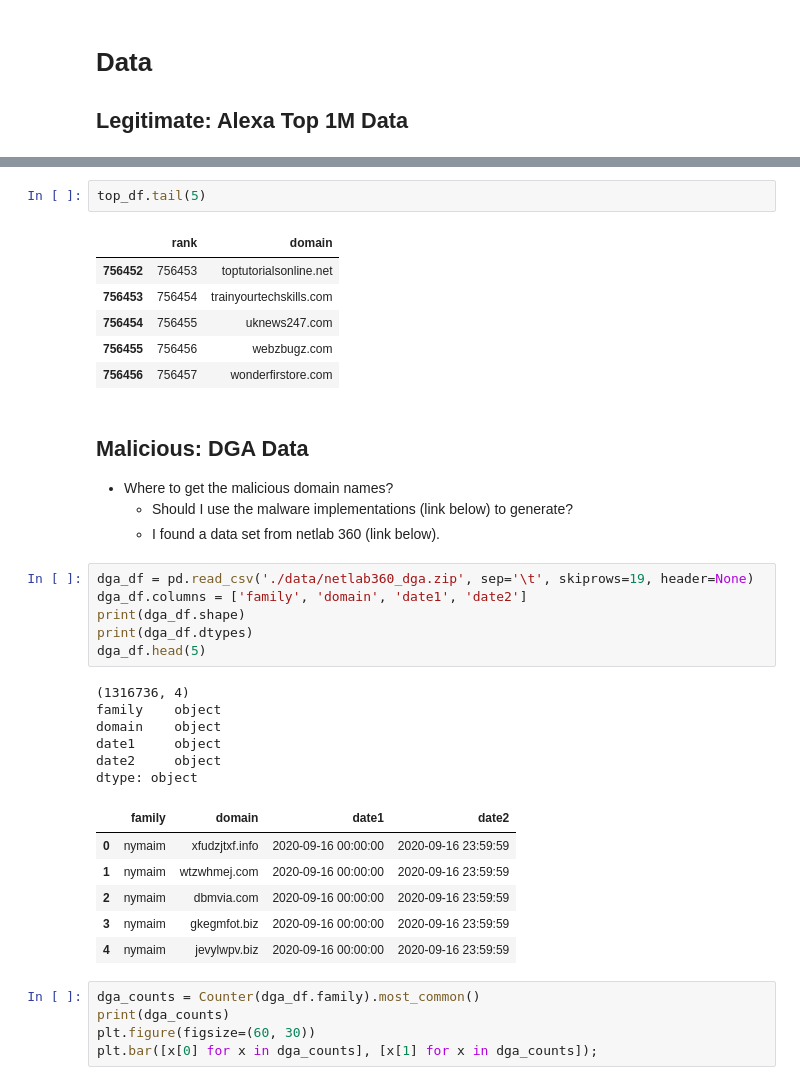
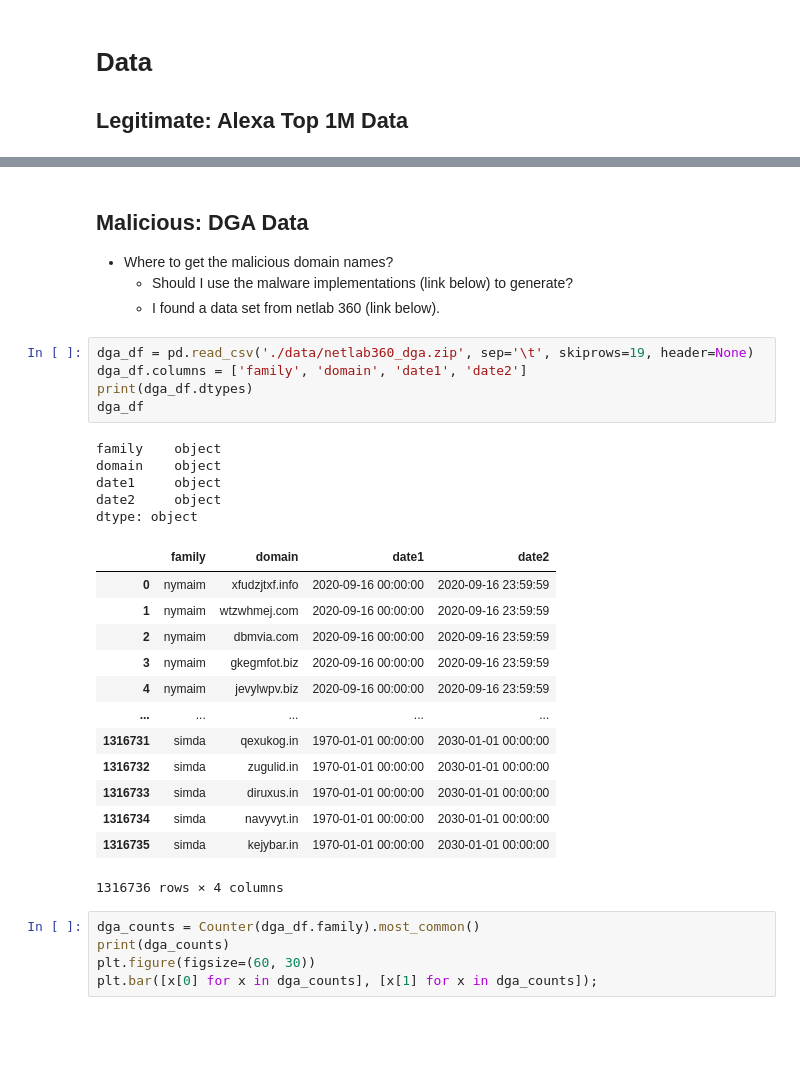
Before and after one commit to hyounesy/knowleDGAble, a Jupyter notebook: knowleDGAble.ipynb, the cells around one changed output, grey strips where cells are left out. Saved outputs shown, nothing was run; the diff lists cells and outputs as text; blank space fills up the shorter version.

```diff
--- a/knowleDGAble.ipynb
+++ b/knowleDGAble.ipynb
@@ -55,12 +58,3 @@ top_df.head(5)
-# %%
-top_df.tail(5)
-# %% [output]
-|  | rank | domain |
-| 756452 | 756453 | toptutorialsonline.net |
-| 756453 | 756454 | trainyourtechskills.com |
-| 756454 | 756455 | uknews247.com |
-| 756455 | 756456 | webzbugz.com |
-| 756456 | 756457 | wonderfirstore.com |
 # %% [markdown]
 ## Malicious: DGA Data
 
@@ -70,22 +64,27 @@ top_df.tail(5)
 # %%
 dga_df = pd.read_csv('./data/netlab360_dga.zip', sep='\t', skiprows=19, header=None)
 dga_df.columns = ['family', 'domain', 'date1', 'date2']
-print(dga_df.shape)
 print(dga_df.dtypes)
-dga_df.head(5)
+dga_df
 # %% [output]
-(1316736, 4)
 family    object
 domain    object
 date1     object
 date2     object
 dtype: object
 |  | family | domain | date1 | date2 |
 | 0 | nymaim | xfudzjtxf.info | 2020-09-16 00:00:00 | 2020-09-16 23:59:59 |
 | 1 | nymaim | wtzwhmej.com | 2020-09-16 00:00:00 | 2020-09-16 23:59:59 |
 | 2 | nymaim | dbmvia.com | 2020-09-16 00:00:00 | 2020-09-16 23:59:59 |
 | 3 | nymaim | gkegmfot.biz | 2020-09-16 00:00:00 | 2020-09-16 23:59:59 |
 | 4 | nymaim | jevylwpv.biz | 2020-09-16 00:00:00 | 2020-09-16 23:59:59 |
+| ... | ... | ... | ... | ... |
+| 1316731 | simda | qexukog.in | 1970-01-01 00:00:00 | 2030-01-01 00:00:00 |
+| 1316732 | simda | zugulid.in | 1970-01-01 00:00:00 | 2030-01-01 00:00:00 |
+| 1316733 | simda | diruxus.in | 1970-01-01 00:00:00 | 2030-01-01 00:00:00 |
+| 1316734 | simda | navyvyt.in | 1970-01-01 00:00:00 | 2030-01-01 00:00:00 |
+| 1316735 | simda | kejybar.in | 1970-01-01 00:00:00 | 2030-01-01 00:00:00 |
+1316736 rows × 4 columns
 # %%
 dga_counts = Counter(dga_df.family).most_common()
 print(dga_counts)
```
Also changed, not shown: parts of 2 cells of this notebook.
